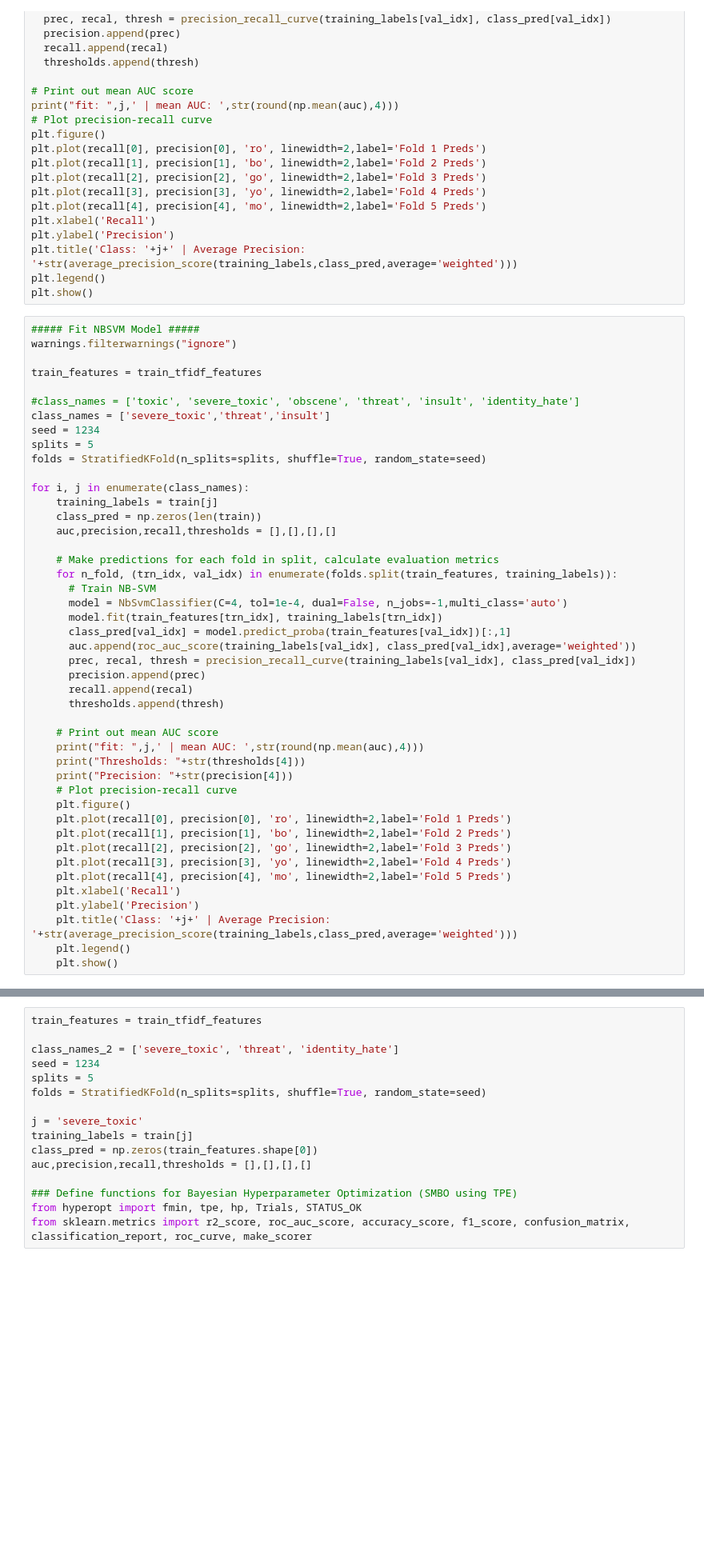
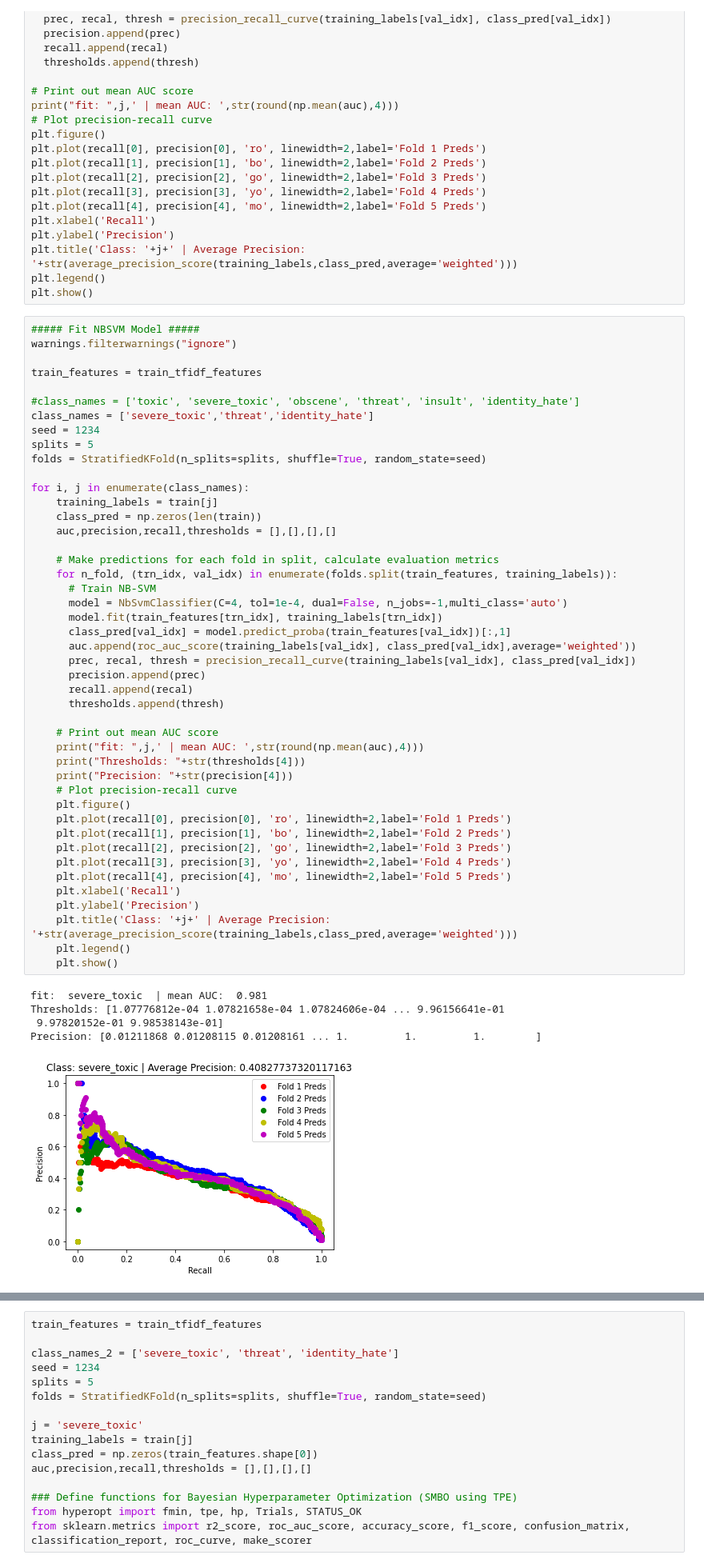
Before and after one commit to markerenberg/Toxic-Comment-Classification, a Jupyter notebook: NB_SVM_with_TFIDF_+_SMBO.ipynb, the cells around one changed output, grey strips where cells are left out. Shown at 80% size. Saved outputs shown, nothing was run; the diff lists cells and outputs as text; blank space fills up the shorter version.

```diff
--- a/NB_SVM_with_TFIDF_+_SMBO.ipynb
+++ b/NB_SVM_with_TFIDF_+_SMBO.ipynb
@@ -517,7 +517,7 @@ warnings.filterwarnings("ignore")
 train_features = train_tfidf_features
 
 #class_names = ['toxic', 'severe_toxic', 'obscene', 'threat', 'insult', 'identity_hate']
-class_names = ['severe_toxic','threat','insult']
+class_names = ['severe_toxic','threat','identity_hate']
 seed = 1234
 splits = 5
 folds = StratifiedKFold(n_splits=splits, shuffle=True, random_state=seed)
@@ -528,30 +528,36 @@ for i, j in enumerate(class_names):
     auc,precision,recall,thresholds = [],[],[],[]
 
     # Make predictions for each fold in split, calculate evaluation metrics
     for n_fold, (trn_idx, val_idx) in enumerate(folds.split(train_features, training_labels)):
       # Train NB-SVM
       model = NbSvmClassifier(C=4, tol=1e-4, dual=False, n_jobs=-1,multi_class='auto')
       model.fit(train_features[trn_idx], training_labels[trn_idx])
       class_pred[val_idx] = model.predict_proba(train_features[val_idx])[:,1]
       auc.append(roc_auc_score(training_labels[val_idx], class_pred[val_idx],average='weighted'))
       prec, recal, thresh = precision_recall_curve(training_labels[val_idx], class_pred[val_idx])
       precision.append(prec)
       recall.append(recal)
       thresholds.append(thresh)
 
     # Print out mean AUC score
     print("fit: ",j,' | mean AUC: ',str(round(np.mean(auc),4)))
     print("Thresholds: "+str(thresholds[4]))
     print("Precision: "+str(precision[4]))
     # Plot precision-recall curve
     plt.figure()
     plt.plot(recall[0], precision[0], 'ro', linewidth=2,label='Fold 1 Preds')
     plt.plot(recall[1], precision[1], 'bo', linewidth=2,label='Fold 2 Preds')
     plt.plot(recall[2], precision[2], 'go', linewidth=2,label='Fold 3 Preds')
     plt.plot(recall[3], precision[3], 'yo', linewidth=2,label='Fold 4 Preds')
     plt.plot(recall[4], precision[4], 'mo', linewidth=2,label='Fold 5 Preds')
     plt.xlabel('Recall')
     plt.ylabel('Precision')
     plt.title('Class: '+j+' | Average Precision: '+str(average_precision_score(training_labels,class_pred,average='weighted')))
     plt.legend()
     plt.show()
+# %% [output]
+fit:  severe_toxic  | mean AUC:  0.981
+Thresholds: [1.07776812e-04 1.07821658e-04 1.07824606e-04 ... 9.96156641e-01
+ 9.97820152e-01 9.98538143e-01]
+Precision: [0.01211868 0.01208115 0.01208161 ... 1.         1.         1.        ]
+[figure, added]
```
Also changed, not shown: parts of 1 cell of this notebook.
